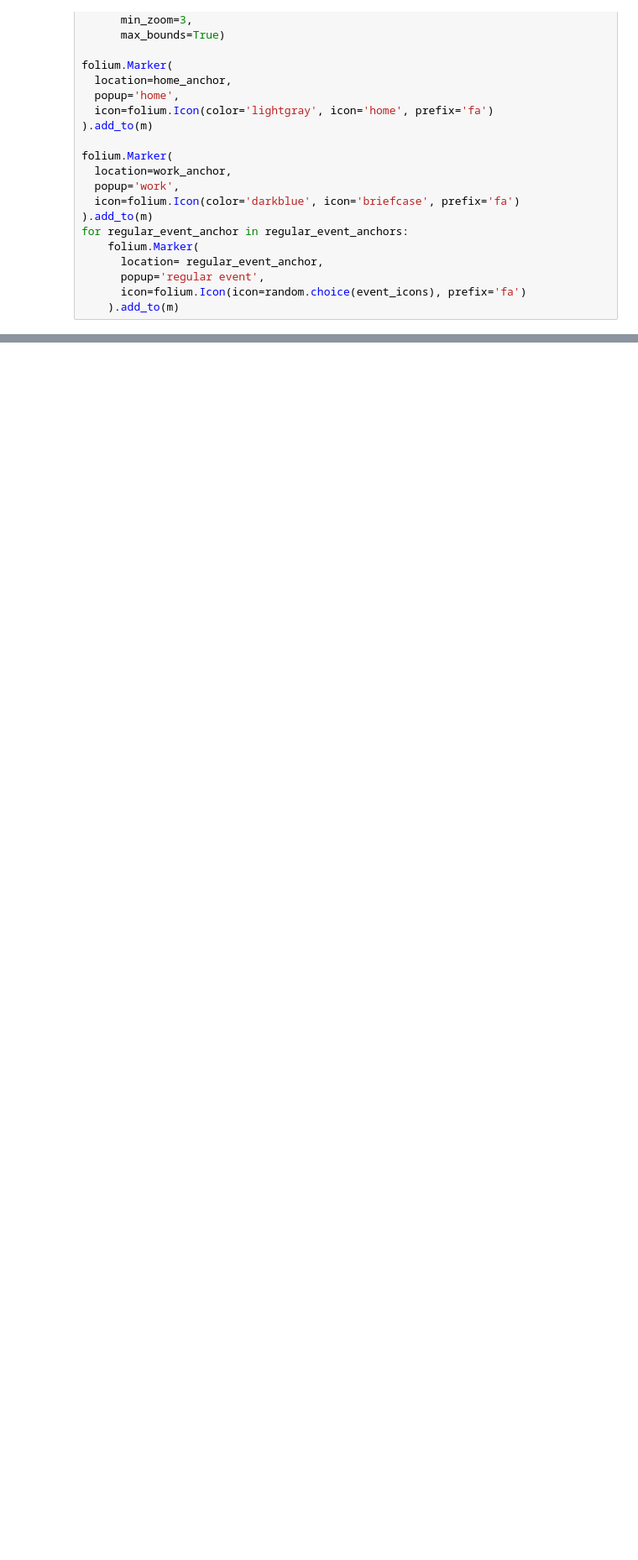
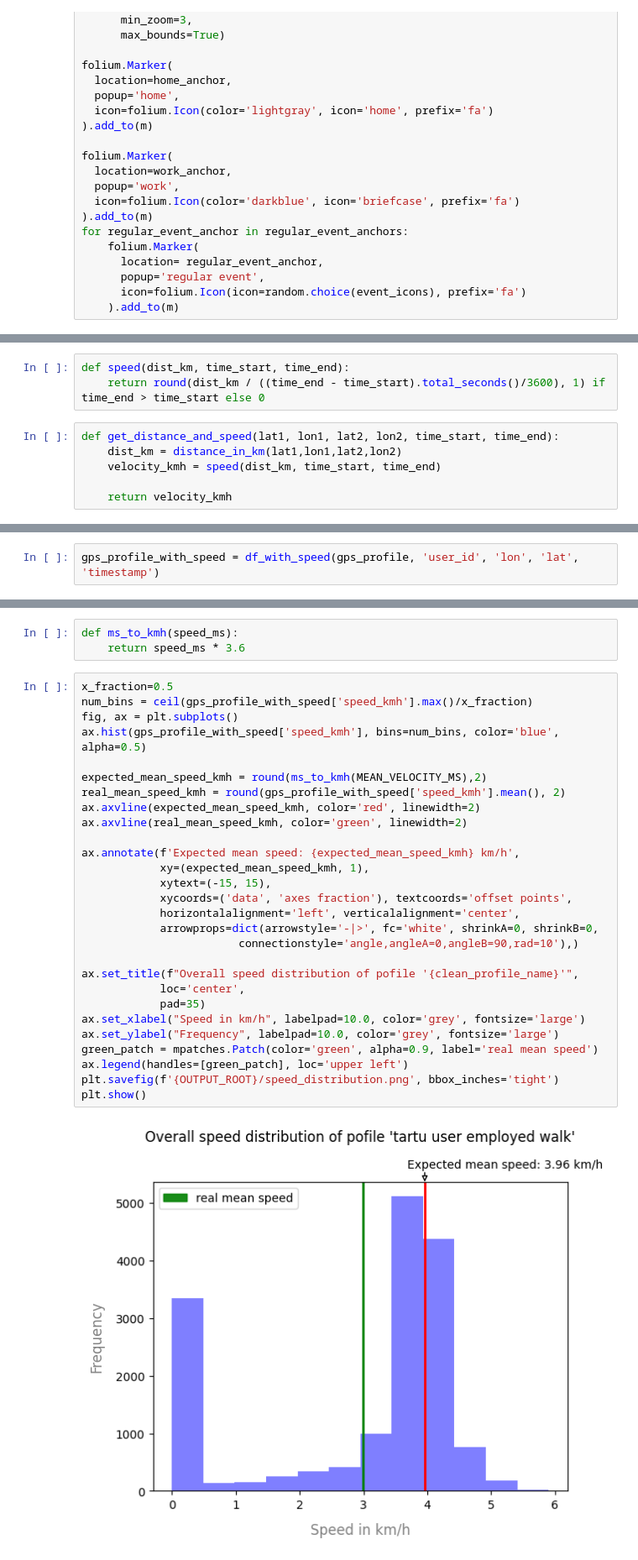
Before and after one commit to NikolayKozlovskiy/GPS_GENERATOR, a Jupyter notebook: vis_notebook.ipynb, the cells around one changed output, grey strips where cells are left out. Shown at 84% size. Drawn from its saved outputs; the diff is of its cells as text; blank space fills up the shorter version.

```diff
--- a/vis_notebook.ipynb
+++ b/vis_notebook.ipynb
@@ -99,0 +120,9 @@ m
+# %%
+def speed(dist_km, time_start, time_end):
+    return round(dist_km / ((time_end - time_start).total_seconds()/3600), 1) if time_end > time_start else 0
+# %%
+def get_distance_and_speed(lat1, lon1, lat2, lon2, time_start, time_end):
+    dist_km = distance_in_km(lat1,lon1,lat2,lon2)
+    velocity_kmh = speed(dist_km, time_start, time_end)
+
+    return velocity_kmh
@@ -99,0 +156,2 @@ m
+# %%
+gps_profile_with_speed = df_with_speed(gps_profile, 'user_id', 'lon', 'lat', 'timestamp')
@@ -99,0 +167,33 @@ m
+# %%
+def ms_to_kmh(speed_ms):
+    return speed_ms * 3.6
+# %%
+x_fraction=0.5
+num_bins = ceil(gps_profile_with_speed['speed_kmh'].max()/x_fraction)
+fig, ax = plt.subplots()
+ax.hist(gps_profile_with_speed['speed_kmh'], bins=num_bins, color='blue', alpha=0.5)
+
+expected_mean_speed_kmh = round(ms_to_kmh(MEAN_VELOCITY_MS),2)
+real_mean_speed_kmh = round(gps_profile_with_speed['speed_kmh'].mean(), 2)
+ax.axvline(expected_mean_speed_kmh, color='red', linewidth=2)
+ax.axvline(real_mean_speed_kmh, color='green', linewidth=2)
+
+ax.annotate(f'Expected mean speed: {expected_mean_speed_kmh} km/h',
+            xy=(expected_mean_speed_kmh, 1),
+            xytext=(-15, 15),
+            xycoords=('data', 'axes fraction'), textcoords='offset points',
+            horizontalalignment='left', verticalalignment='center',
+            arrowprops=dict(arrowstyle='-|>', fc='white', shrinkA=0, shrinkB=0,
+                        connectionstyle='angle,angleA=0,angleB=90,rad=10'),)
+
+ax.set_title(f"Overall speed distribution of pofile '{clean_profile_name}'",
+            loc='center',
+            pad=35)
+ax.set_xlabel("Speed in km/h", labelpad=10.0, color='grey', fontsize='large')
+ax.set_ylabel("Frequency", labelpad=10.0, color='grey', fontsize='large')
+green_patch = mpatches.Patch(color='green', alpha=0.9, label='real mean speed')
+ax.legend(handles=[green_patch], loc='upper left')
+plt.savefig(f'{OUTPUT_ROOT}/speed_distribution.png', bbox_inches='tight')
+plt.show()
+# %% [output]
+[figure, added]
```
Also changed, not shown: parts of 8 cells of this notebook, 1 other file.
